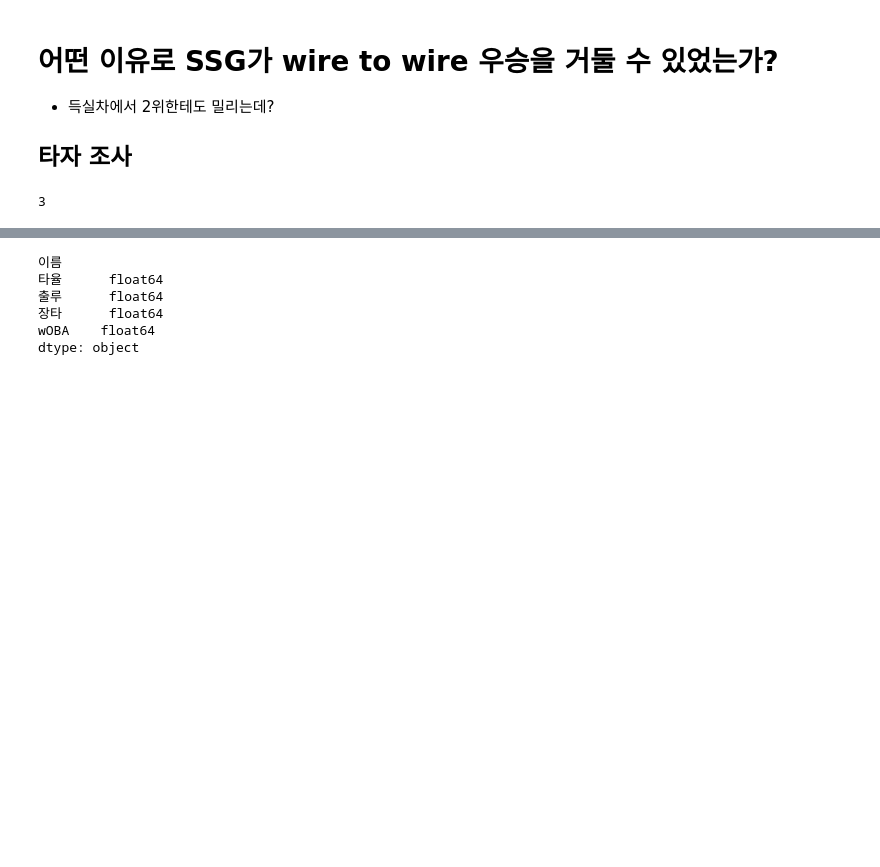
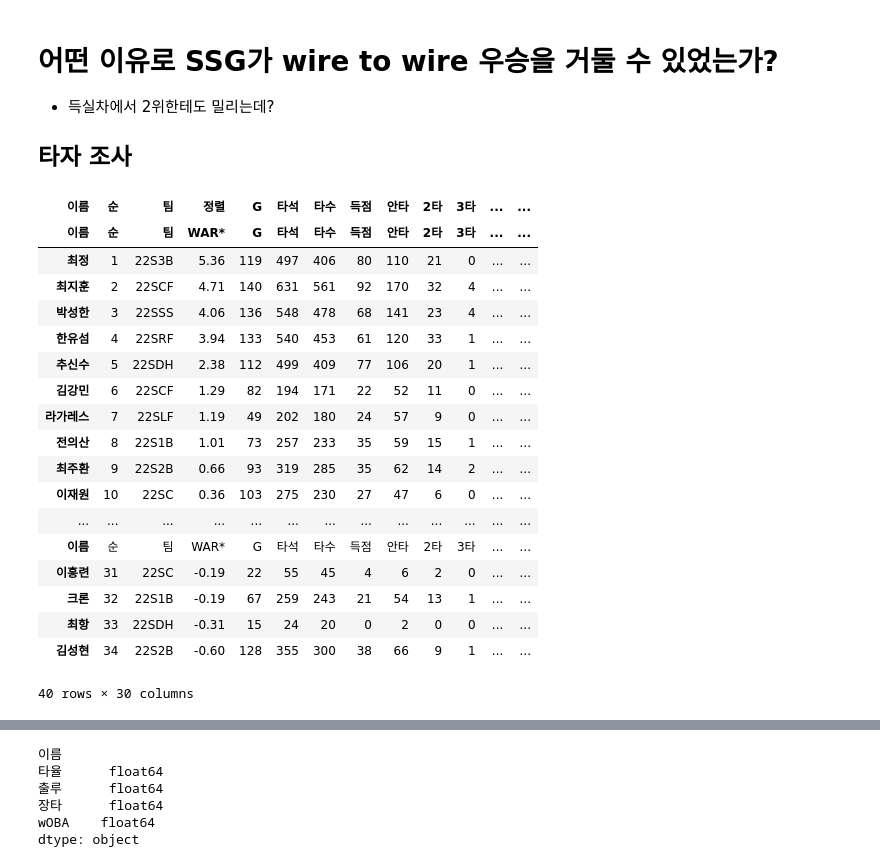
Before and after one commit to JorimJoram/BaseBall_Posting, a Jupyter notebook: Data_Crawling/SSG.ipynb, the cells around one changed output, grey strips where cells are left out. Cells and saved outputs as stored; diff of their text form; code cells hidden in the pictures; blank space fills up the shorter version.

```diff
--- a/Data_Crawling/SSG.ipynb
+++ b/Data_Crawling/SSG.ipynb
@@ -82,14 +83,33 @@ plt.show()
 - 득실차에서 2위한테도 밀리는데?
 ## 타자 조사
 # %%
-url = "http://www.statiz.co.kr/stat.php?opt=0&sopt=0&re=0&ys=2022&ye=2022&se=0&te=LG&tm=&ty=0&qu=auto&po=0&as=&ae=&hi=&un=&pl=&da=1&o1=WAR_ALL_ADJ&o2=TPA&de=1&lr=0&tr=&cv=&ml=1&sn=50&si=&cn="
+query = quote("SSG") #protecting for unicode error
+url = "http://www.statiz.co.kr/stat.php?opt=0&sopt=0&re=0&ys=2022&ye=2022&se=0&te={}&tm=&ty=0&qu=auto&po=0&as=&ae=&hi=&un=&pl=&da=1&o1=WAR_ALL_ADJ&o2=TPA&de=1&lr=0&tr=&cv=&ml=1&sn=50&si=&cn=".format(query)
 # pa => 시작 인덱스
 # sn => 화면에 나타낼 데이터 수
 # 즉, pa=0&sn=30 -> 0번부터 30개 정보 출력 / pa=0&sn=50 -> 0번부터 50개 정보 있는대로 출력
 df = pd.read_html(url, index_col=1)
-len(df)
+df[0]
 # %% [output]
+| 이름 | 순 | 팀 | 정렬 | G | 타석 | 타수 | 득점 | 안타 | 2타 | 3타 | ... | ... |
+| 이름 | 순 | 팀 | WAR* | G | 타석 | 타수 | 득점 | 안타 | 2타 | 3타 | ... | ... |
+| 최정 | 1 | 22S3B | 5.36 | 119 | 497 | 406 | 80 | 110 | 21 | 0 | ... | ... |
+| 최지훈 | 2 | 22SCF | 4.71 | 140 | 631 | 561 | 92 | 170 | 32 | 4 | ... | ... |
+| 박성한 | 3 | 22SSS | 4.06 | 136 | 548 | 478 | 68 | 141 | 23 | 4 | ... | ... |
+| 한유섬 | 4 | 22SRF | 3.94 | 133 | 540 | 453 | 61 | 120 | 33 | 1 | ... | ... |
+| 추신수 | 5 | 22SDH | 2.38 | 112 | 499 | 409 | 77 | 106 | 20 | 1 | ... | ... |
+| 김강민 | 6 | 22SCF | 1.29 | 82 | 194 | 171 | 22 | 52 | 11 | 0 | ... | ... |
+| 라가레스 | 7 | 22SLF | 1.19 | 49 | 202 | 180 | 24 | 57 | 9 | 0 | ... | ... |
+| 전의산 | 8 | 22S1B | 1.01 | 73 | 257 | 233 | 35 | 59 | 15 | 1 | ... | ... |
+| 최주환 | 9 | 22S2B | 0.66 | 93 | 319 | 285 | 35 | 62 | 14 | 2 | ... | ... |
+| 이재원 | 10 | 22SC | 0.36 | 103 | 275 | 230 | 27 | 47 | 6 | 0 | ... | ... |
+| ... | ... | ... | ... | ... | ... | ... | ... | ... | ... | ... | ... | ... |
+| 이름 | 순 | 팀 | WAR* | G | 타석 | 타수 | 득점 | 안타 | 2타 | 3타 | ... | ... |
+| 이흥련 | 31 | 22SC | -0.19 | 22 | 55 | 45 | 4 | 6 | 2 | 0 | ... | ... |
+| 크론 | 32 | 22S1B | -0.19 | 67 | 259 | 243 | 21 | 54 | 13 | 1 | ... | ... |
+| 최항 | 33 | 22SDH | -0.31 | 15 | 24 | 20 | 0 | 2 | 0 | 0 | ... | ... |
+| 김성현 | 34 | 22S2B | -0.60 | 128 | 355 | 300 | 38 | 66 | 9 | 1 | ... | ... |
-3
+40 rows × 30 columns
 # %%
 df[0] = df[0].drop(["팀"], axis=1)
 # %%
```
Also changed, not shown: parts of 8 cells of this notebook.
